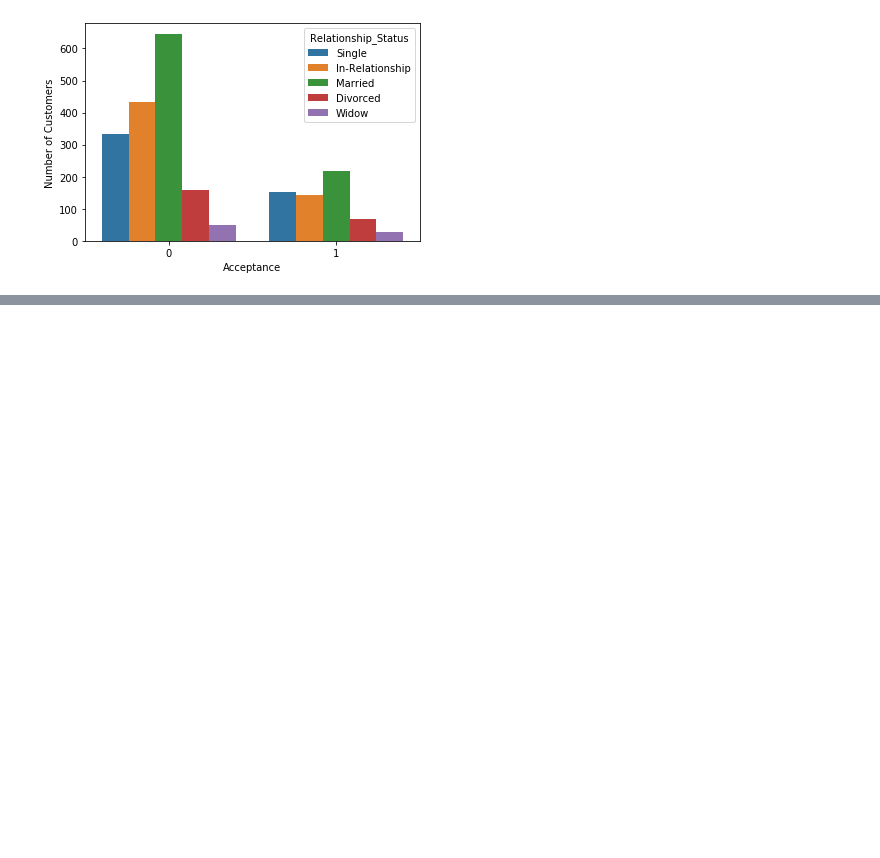
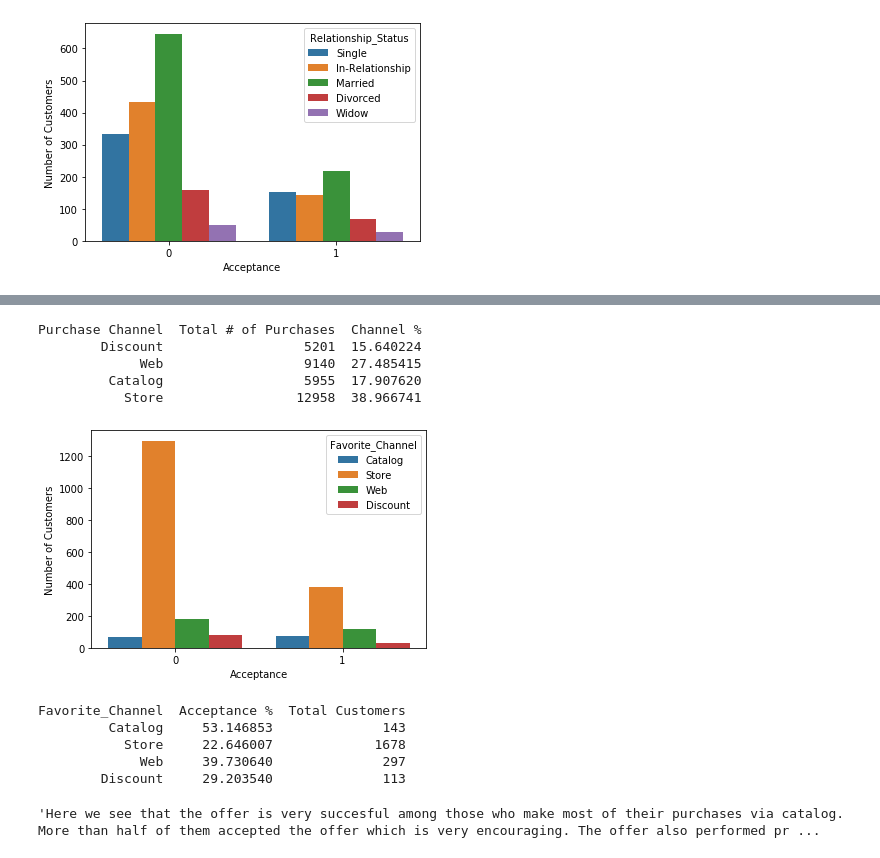
Before and after one commit to RachidRezzik/Market_Camp, a Jupyter notebook: Data_Analysis.ipynb, the cells around one changed output, grey strips where cells are left out. Drawn from its saved outputs; the diff is of its cells as text; code cells hidden in the pictures; blank space fills up the shorter version.

```diff
--- a/Data_Analysis.ipynb
+++ b/Data_Analysis.ipynb
@@ -388,0 +493,53 @@ Relationship_Status  Acceptance %  Total Customers
+# %%
+### Analyzing total purchase count by purchase channel ###
+dict_channels = collections.defaultdict(list)
+total_num_purchases = sum(marketing['Discount_Purchases']) + sum(marketing['Web_Purchases']) + sum(marketing['Catalog_Purchases']) + sum(marketing['Store_Purchases'])
+for channel in ['Discount_Purchases', 'Web_Purchases', 'Catalog_Purchases', 'Store_Purchases']:
+    dict_channels['Purchase Channel'].append(channel[:-10])
+    num_purchases = sum(marketing[channel])
+    dict_channels['Total # of Purchases'].append(num_purchases)
+    percent_purchases = (num_purchases / total_num_purchases) * 100
+    dict_channels['Channel %'].append(percent_purchases)
+df_products = pd.DataFrame(dict_channels)
+print(df_products.to_string(index=False))
+
+## Classifying Customers Based on what purchase channel they utilized most ###
+marketing['Favorite_Channel'] = ''
+for idx, row in marketing.iterrows():
+    cust_purchase_counts = []
+    for channel in ['Discount_Purchases', 'Web_Purchases', 'Catalog_Purchases', 'Store_Purchases']:
+        cust_purchase_counts.append(row[channel])
+    most_purchases = max(cust_purchase_counts)
+    for channel_name in ['Discount_Purchases', 'Web_Purchases', 'Catalog_Purchases', 'Store_Purchases']:
+        if row[channel_name] == most_purchases:
+            marketing.loc[idx, 'Favorite_Channel'] = channel_name[:-10]
+
+ax = sns.countplot('Accept_One', hue='Favorite_Channel', data=marketing)
+plt.ylabel('Number of Customers')
+plt.xlabel('Acceptance')
+plt.show()
+
+dict_percent = collections.defaultdict(list)
+for category in list(marketing['Favorite_Channel'].unique()):
+    dict_percent['Favorite_Channel'].append(category)
+    total = len(marketing.loc[marketing['Favorite_Channel'] == category])
+    accept = len(marketing.loc[(marketing['Favorite_Channel'] == category) & (marketing['Accept_One'] == 1)])
+    percent = (accept / total) * 100
+    dict_percent['Acceptance %'].append(percent)
+    dict_percent['Total Customers'].append(total)
+df_percents = pd.DataFrame(dict_percent)
+print(df_percents.to_string(index=False))
+'Here we see that the offer is very succesful among those who make most of their purchases via catalog. More than half of them accepted the offer which is very encouraging. The offer also performed pretty well with those who make most of their purchases on the web.'
+# %% [output]
+Purchase Channel  Total # of Purchases  Channel %
+        Discount                  5201  15.640224
+             Web                  9140  27.485415
+         Catalog                  5955  17.907620
+           Store                 12958  38.966741
+[figure, added]
+Favorite_Channel  Acceptance %  Total Customers
+         Catalog     53.146853              143
+           Store     22.646007             1678
+             Web     39.730640              297
+        Discount     29.203540              113
+'Here we see that the offer is very succesful among those who make most of their purchases via catalog. More than half of them accepted the offer which is very encouraging. The offer also performed pr ...
```
Also changed, not shown: parts of 4 cells of this notebook.
